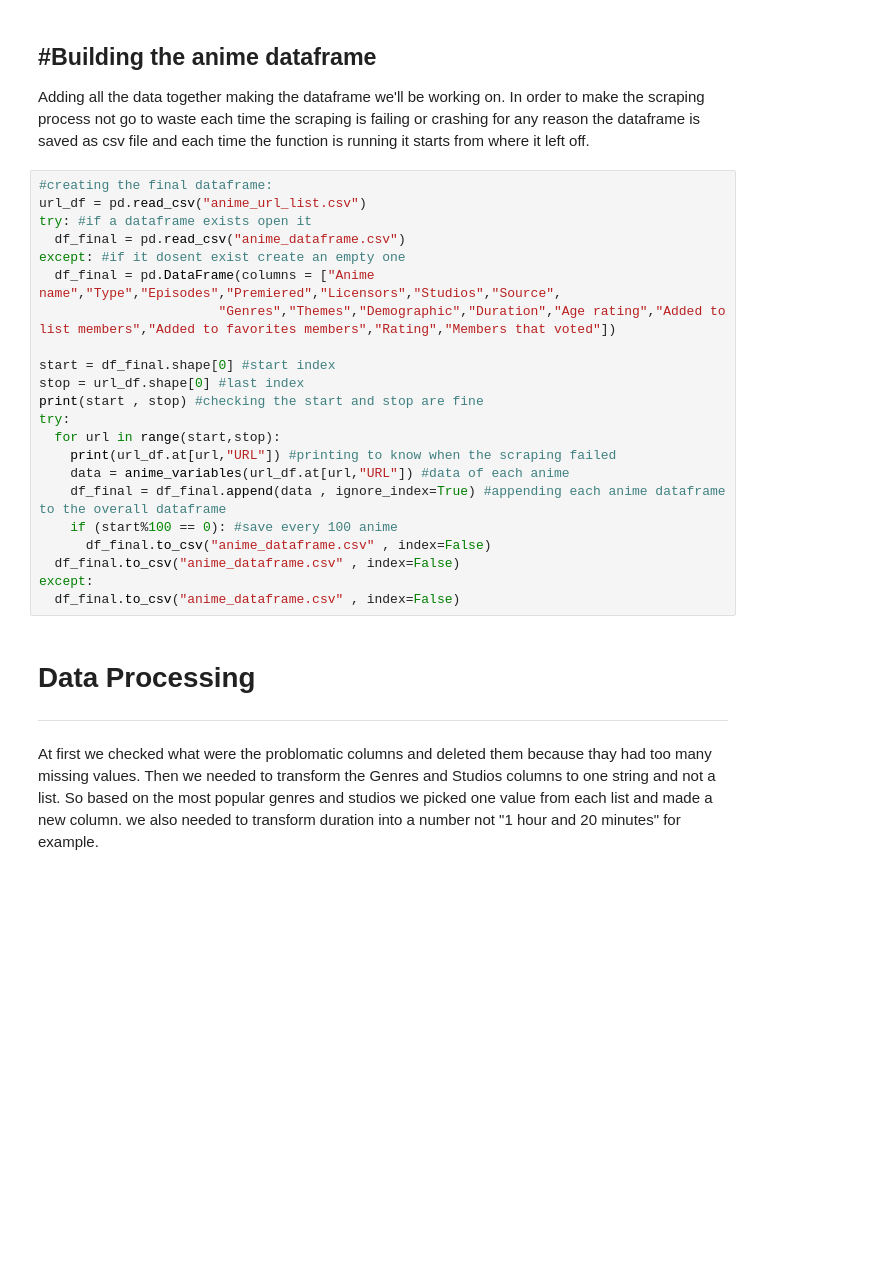
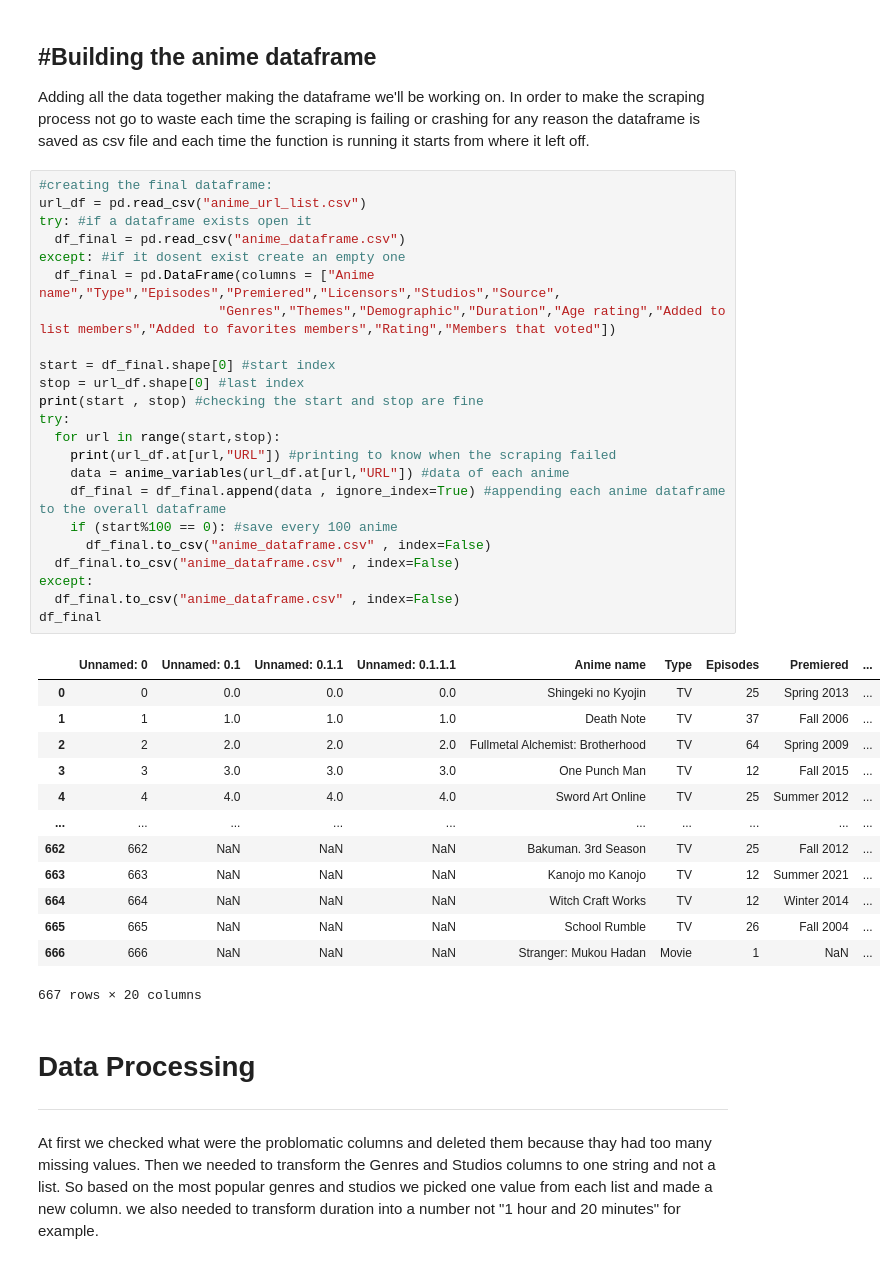
Before and after one commit to roeelq323/Anime-Rating-Project, a Jupyter notebook: Anime_Rating.ipynb, the cells around one changed output. Drawn from its saved outputs; the diff is of its cells as text; blank space fills up the shorter version.

```diff
--- a/Anime_Rating.ipynb
+++ b/Anime_Rating.ipynb
@@ -253,25 +267,40 @@ Adding all the data together making the dataframe we'll be working on. In order
 # %%
 #creating the final dataframe:
 url_df = pd.read_csv("anime_url_list.csv")
 try: #if a dataframe exists open it
   df_final = pd.read_csv("anime_dataframe.csv")
 except: #if it dosent exist create an empty one
   df_final = pd.DataFrame(columns = ["Anime name","Type","Episodes","Premiered","Licensors","Studios","Source",
                        "Genres","Themes","Demographic","Duration","Age rating","Added to list members","Added to favorites members","Rating","Members that voted"])
 
 start = df_final.shape[0] #start index
 stop = url_df.shape[0] #last index
 print(start , stop) #checking the start and stop are fine
 try:
   for url in range(start,stop):
     print(url_df.at[url,"URL"]) #printing to know when the scraping failed
     data = anime_variables(url_df.at[url,"URL"]) #data of each anime
     df_final = df_final.append(data , ignore_index=True) #appending each anime dataframe to the overall dataframe
     if (start%100 == 0): #save every 100 anime
       df_final.to_csv("anime_dataframe.csv" , index=False)
   df_final.to_csv("anime_dataframe.csv" , index=False)
 except:
   df_final.to_csv("anime_dataframe.csv" , index=False)
+df_final
+# %% [output]
+|  | Unnamed: 0 | Unnamed: 0.1 | Unnamed: 0.1.1 | Unnamed: 0.1.1.1 | Anime name | Type | Episodes | Premiered | ... |
+| 0 | 0 | 0.0 | 0.0 | 0.0 | Shingeki no Kyojin | TV | 25 | Spring 2013 | ... |
+| 1 | 1 | 1.0 | 1.0 | 1.0 | Death Note | TV | 37 | Fall 2006 | ... |
+| 2 | 2 | 2.0 | 2.0 | 2.0 | Fullmetal Alchemist: Brotherhood | TV | 64 | Spring 2009 | ... |
+| 3 | 3 | 3.0 | 3.0 | 3.0 | One Punch Man | TV | 12 | Fall 2015 | ... |
+| 4 | 4 | 4.0 | 4.0 | 4.0 | Sword Art Online | TV | 25 | Summer 2012 | ... |
+| ... | ... | ... | ... | ... | ... | ... | ... | ... | ... |
+| 662 | 662 | NaN | NaN | NaN | Bakuman. 3rd Season | TV | 25 | Fall 2012 | ... |
+| 663 | 663 | NaN | NaN | NaN | Kanojo mo Kanojo | TV | 12 | Summer 2021 | ... |
+| 664 | 664 | NaN | NaN | NaN | Witch Craft Works | TV | 12 | Winter 2014 | ... |
+| 665 | 665 | NaN | NaN | NaN | School Rumble | TV | 26 | Fall 2004 | ... |
+| 666 | 666 | NaN | NaN | NaN | Stranger: Mukou Hadan | Movie | 1 | NaN | ... |
+667 rows × 20 columns
 # %% [markdown]
 # **Data Processing**
 ---
```
Also changed, not shown: parts of 5 cells of this notebook.
